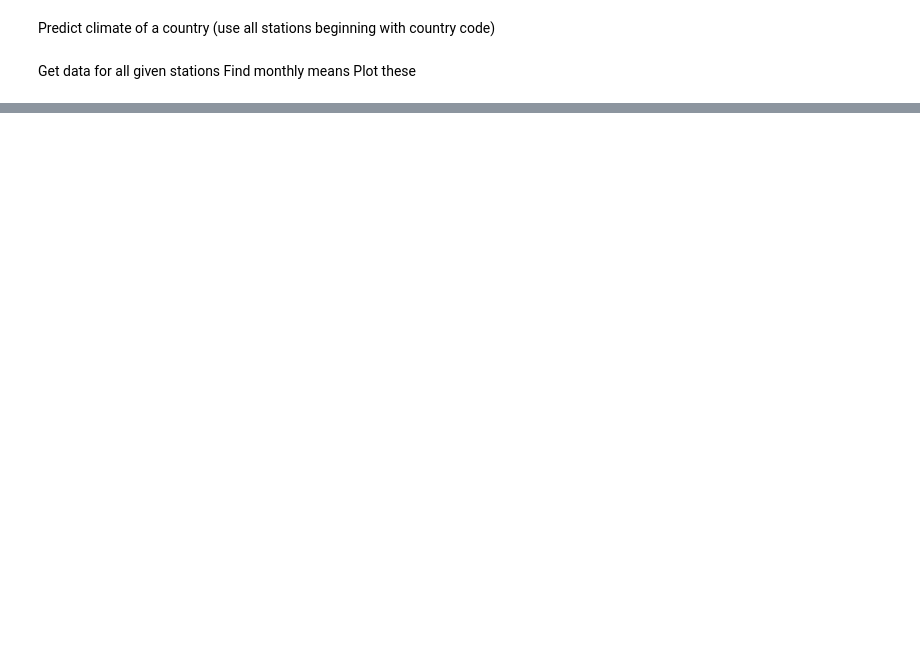
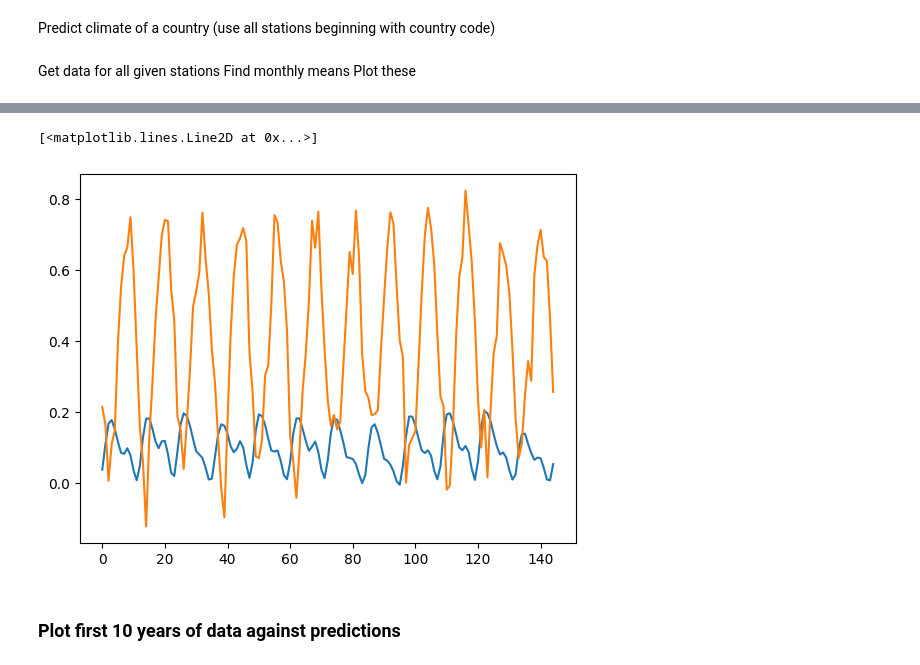
Before and after one commit to rhtweedie/ghcnd_ml, a Jupyter notebook: RNN_country_climate.ipynb, the cells around one changed output, grey strips where cells are left out. Saved outputs shown, nothing was run; the diff lists cells and outputs as text; code cells hidden in the pictures; blank space fills up the shorter version.

Commit message:
Train climate model

```diff
--- a/RNN_country_climate.ipynb
+++ b/RNN_country_climate.ipynb
@@ -86,0 +79,24 @@ Text(0.5, 1.0, 'Mean monthly maximum temperatures over 10 years')
+# %%
+WINDOW_SIZE = 10
+OFFSET = 1
+
+train_len = int(len(means_normalised) * 0.7)
+validate_len = int(len(means_normalised) * 0.2)
+test_len = int(len(means_normalised) * 0.1)
+
+# divide data into training, validating and testing sets
+means_train = means_normalised[test_len+1:test_len+train_len]
+means_validate = means_normalised[test_len+train_len+1:]
+means_test = means_normalised[:test_len]
+
+# reshape data into input windows and targets
+input_train, target_train = shapeArray(means_train, WINDOW_SIZE, OFFSET)
+input_validate, target_validate = shapeArray(means_validate, WINDOW_SIZE, OFFSET)
+input_test, target_test = shapeArray(means_test, WINDOW_SIZE, OFFSET)
+
+print(f"Vals shape: {np.shape(vals)}")
+
+print(f"Training input shape: {np.shape(input_train)}")
+print(input_train[0:4])
+print(f"Training target shape: {np.shape(target_train)}")
+print(target_train[0:4])
@@ -86,0 +129,14 @@ Text(0.5, 1.0, 'Mean monthly maximum temperatures over 10 years')
+# %%
+model = keras.models.Sequential()
+model.add(layers.LSTM(128, input_shape = (None, 1), return_sequences = True))
+model.add(layers.LSTM(64, activation = 'linear', return_sequences = True))
+model.add(layers.LSTM(4, activation = 'linear', return_sequences = False))
+model.add(layers.Dense(128, activation = "linear"))
+model.add(layers.Dense(1, activation = "linear"))
+model.compile(loss = 'mean_squared_error', optimizer = 'adam')
+
+model.summary()
+
+# train model and extract final loss
+history = model.fit(input_train, target_train, epochs = 30, validation_data = (input_validate, target_validate))
+cost = history.history['loss']
@@ -86,0 +161,2 @@ Text(0.5, 1.0, 'Mean monthly maximum temperatures over 10 years')
+# %%
+prediction = model.predict(input_test)
@@ -86,0 +165,9 @@ Text(0.5, 1.0, 'Mean monthly maximum temperatures over 10 years')
+# %%
+fig, ax = plt.subplots()
+ax.plot(prediction)
+ax.plot(target_test)
+# %% [output]
+[<matplotlib.lines.Line2D at 0x...>]
+[figure, added]
+# %% [markdown]
+### Plot first 10 years of data against predictions
```
Also changed, not shown: parts of 10 cells of this notebook.
